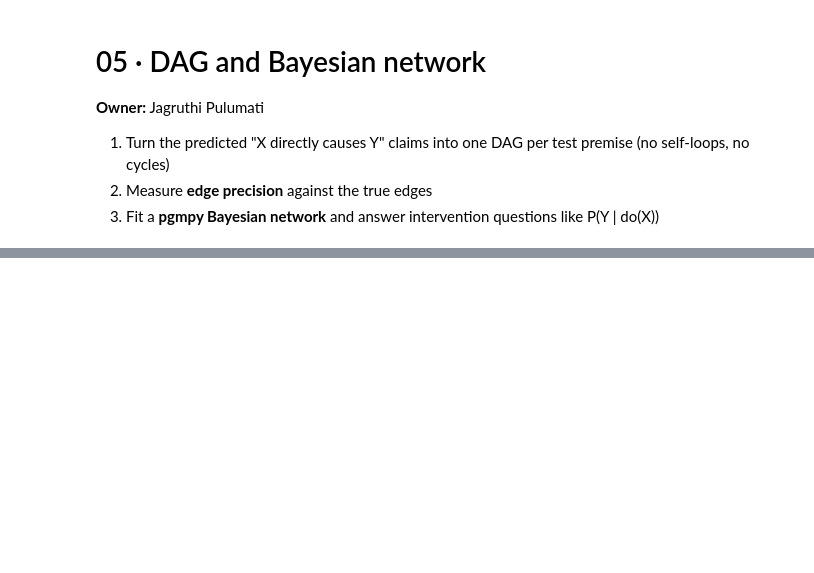
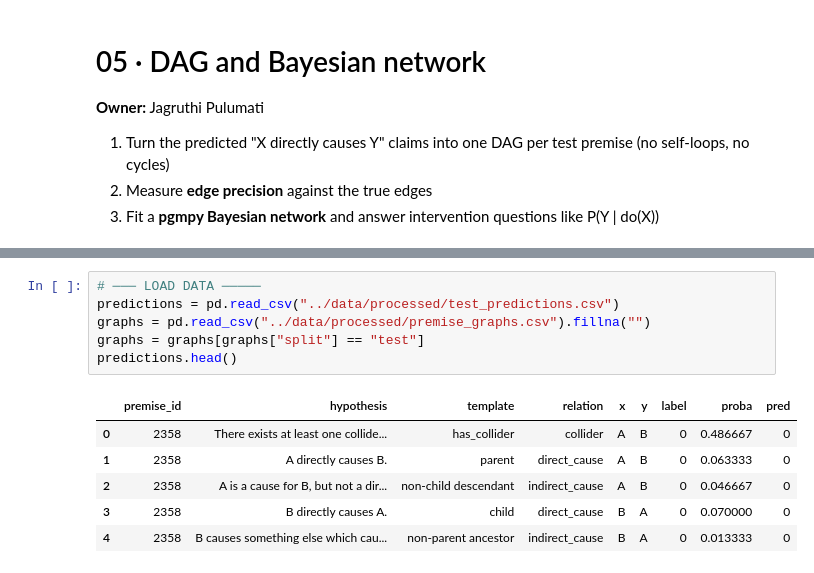
Before and after one commit to Jag2007/AI_ML_Project, a Jupyter notebook: notebooks/05_dag_bayesian_network.ipynb, the cells around one changed output, grey strips where cells are left out. Saved outputs shown, nothing was run; the diff lists cells and outputs as text; blank space fills up the shorter version.

```diff
--- a/notebooks/05_dag_bayesian_network.ipynb
+++ b/notebooks/05_dag_bayesian_network.ipynb
@@ -245,0 +20,13 @@ edge extraction leads directly to better causal answers.
+# %%
+# ─── LOAD DATA ─────
+predictions = pd.read_csv("../data/processed/test_predictions.csv")
+graphs = pd.read_csv("../data/processed/premise_graphs.csv").fillna("")
+graphs = graphs[graphs["split"] == "test"]
+predictions.head()
+# %% [output]
+|  | premise_id | hypothesis | template | relation | x | y | label | proba | pred |
+| 0 | 2358 | There exists at least one collide... | has_collider | collider | A | B | 0 | 0.486667 | 0 |
+| 1 | 2358 | A directly causes B. | parent | direct_cause | A | B | 0 | 0.063333 | 0 |
+| 2 | 2358 | A is a cause for B, but not a dir... | non-child descendant | indirect_cause | A | B | 0 | 0.046667 | 0 |
+| 3 | 2358 | B directly causes A. | child | direct_cause | B | A | 0 | 0.070000 | 0 |
+| 4 | 2358 | B causes something else which cau... | non-parent ancestor | indirect_cause | B | A | 0 | 0.013333 | 0 |
```
Also changed, not shown: parts of 37 cells of this notebook, 2 other files.
